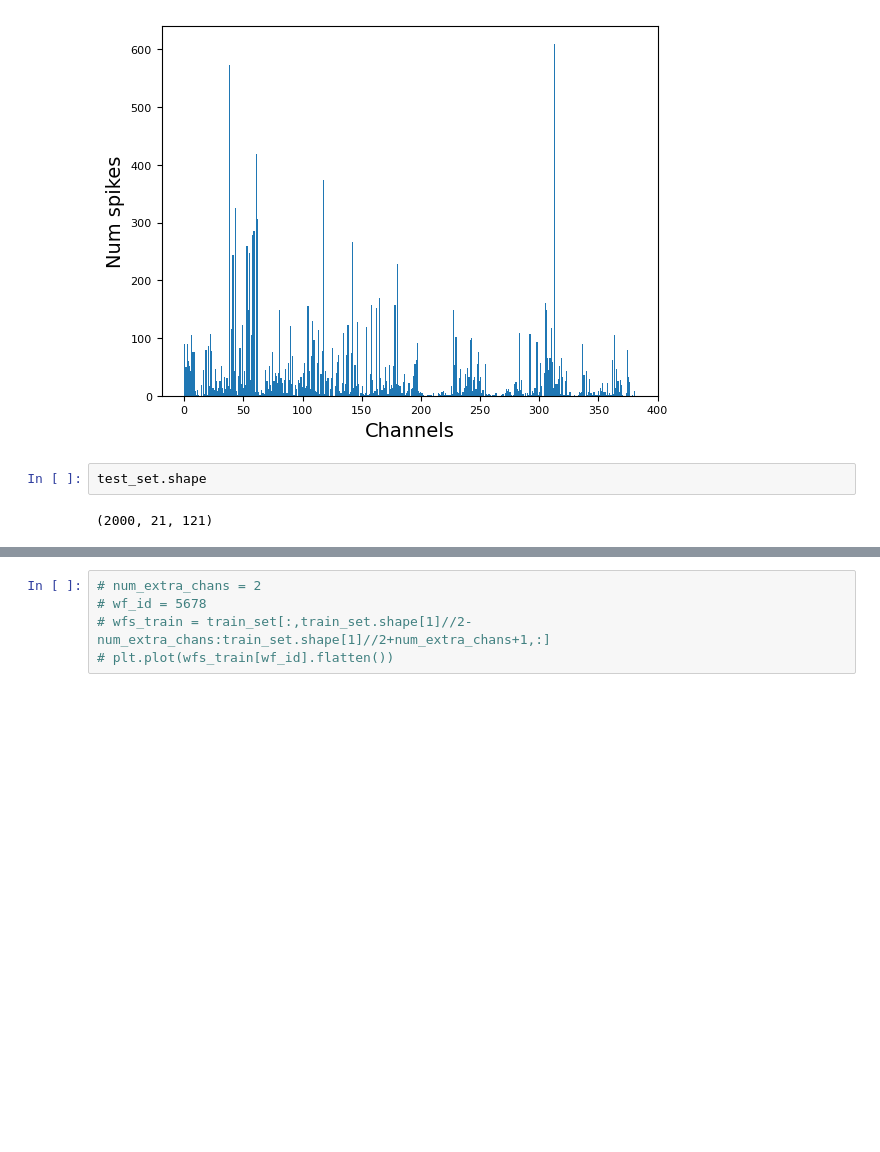
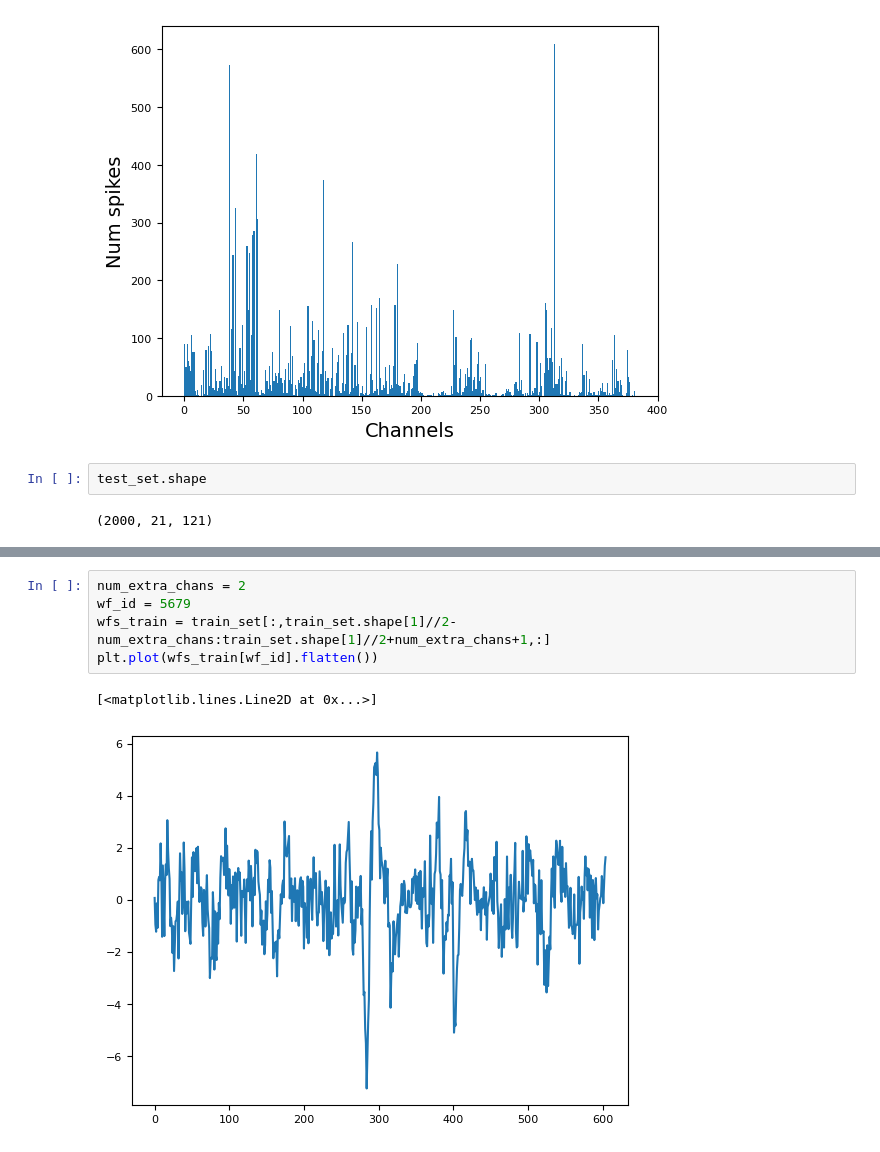
Before and after one commit to ankitvishnu23/spike_contrastive, a Jupyter notebook: notebooks/data_gen.ipynb, the cells around one changed output, grey strips where cells are left out. Cells and saved outputs as stored; diff of their text form; blank space fills up the shorter version.

```diff
--- a/notebooks/data_gen.ipynb
+++ b/notebooks/data_gen.ipynb
@@ -113,5 +268,8 @@ test_set.shape
 # %%
-# num_extra_chans = 2
-# wf_id = 5678
-# wfs_train = train_set[:,train_set.shape[1]//2-num_extra_chans:train_set.shape[1]//2+num_extra_chans+1,:]
-# plt.plot(wfs_train[wf_id].flatten())
+num_extra_chans = 2
+wf_id = 5679
+wfs_train = train_set[:,train_set.shape[1]//2-num_extra_chans:train_set.shape[1]//2+num_extra_chans+1,:]
+plt.plot(wfs_train[wf_id].flatten())
+# %% [output]
+[<matplotlib.lines.Line2D at 0x...>]
+[figure, added]
```
Also changed, not shown: parts of 19 cells of this notebook, 10 other files.
